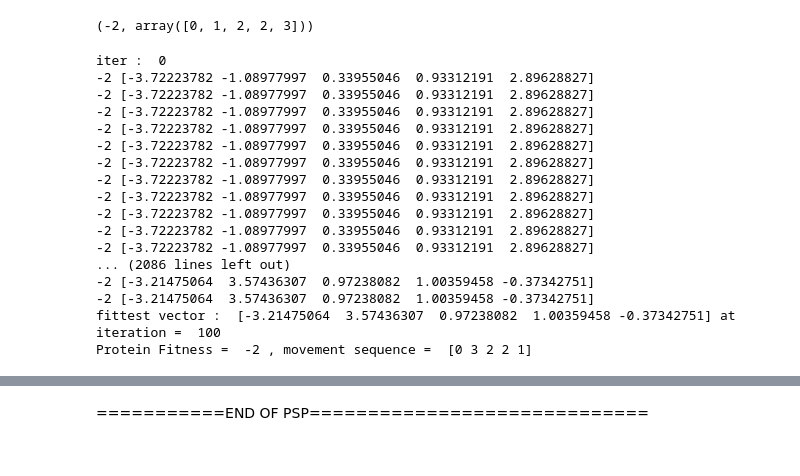
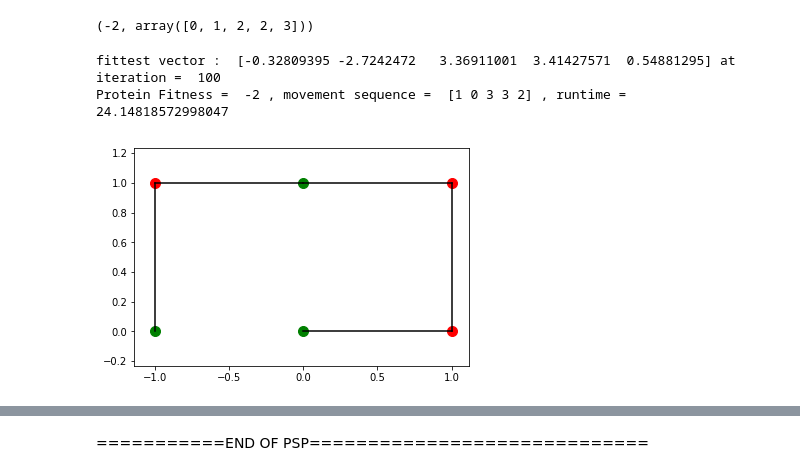
Before and after one commit to berylgithub/HP-Protein, a Jupyter notebook: HP_Protein_2D_diff_evol.ipynb, the cells around one changed output, grey strips where cells are left out. Cells and saved outputs as stored; diff of their text form; code cells hidden in the pictures.

Commit message:
completed visualization functions and sequence test

```diff
--- a/HP_Protein_2D_diff_evol.ipynb
+++ b/HP_Protein_2D_diff_evol.ipynb
@@ -247,5 +249,15 @@ def diff_evo_psp(F, protein_params, domain, pop_n, mut_weight, CR, itr, stop_thr
         it+=1
     return fittest_vec, it
+# %%
+'''
+Visualization Functions
+'''
+def move_seq_2_coord(move_seq):
+    coords = np.zeros((len(move_seq)+1,2))
+    move_coords = np.array([[0,1],[1,0],[0,-1],[-1,0]])
+    for i in range(1, len(coords)):
+        coords[i] = coords[i-1] + move_coords[move_seq[i-1]]
+    return coords
 # %%
 #0=P, 1=H
 #moveset is always N-1 if seq is N
@@ -287,25 +299,48 @@ e_val = {'HH':-1, 'HP':0, 'PP':0}
 protein_params = {'hp_seq':hp_seq, 'range':ranges, 'move_type':moveset,
                   'e_val':e_val}
 domain = [[ranges[0], ranges[-1]]]*(len(hp_seq)-1)
-fittest_vec, it = diff_evo_psp(F=F_protein, protein_params=protein_params, domain=domain, pop_n=20, mut_weight=0.8, CR=0.5, itr=100, stop_threshold=-1000, scheme=None, log=True)
+
+
+start = time.time()
+fittest_vec, it = diff_evo_psp(F=F_protein, protein_params=protein_params, domain=domain, pop_n=20, mut_weight=0.8, CR=0.5, itr=100, stop_threshold=-1000, scheme=None, log=False)
+end = time.time()
+
+
 print("fittest vector : ",fittest_vec, "at iteration = ", it)
 protein_fitness, move_seq= F_protein(fittest_vec, hp_seq, ranges, moveset, e_val, True)
-print("Protein Fitness = ",protein_fitness, ", movement sequence = ",move_seq)
+print("Protein Fitness = ",protein_fitness, ", movement sequence = ",move_seq,", runtime = ",end - start)
 # %% [output]
-iter :  0
--2 [-3.72223782 -1.08977997  0.33955046  0.93312191  2.89628827]
--2 [-3.72223782 -1.08977997  0.33955046  0.93312191  2.89628827]
--2 [-3.72223782 -1.08977997  0.33955046  0.93312191  2.89628827]
--2 [-3.72223782 -1.08977997  0.33955046  0.93312191  2.89628827]
--2 [-3.72223782 -1.08977997  0.33955046  0.93312191  2.89628827]
--2 [-3.72223782 -1.08977997  0.33955046  0.93312191  2.89628827]
--2 [-3.72223782 -1.08977997  0.33955046  0.93312191  2.89628827]
--2 [-3.72223782 -1.08977997  0.33955046  0.93312191  2.89628827]
--2 [-3.72223782 -1.08977997  0.33955046  0.93312191  2.89628827]
--2 [-3.72223782 -1.08977997  0.33955046  0.93312191  2.89628827]
--2 [-3.72223782 -1.08977997  0.33955046  0.93312191  2.89628827]
-... (2086 lines left out)
--2 [-3.21475064  3.57436307  0.97238082  1.00359458 -0.37342751]
--2 [-3.21475064  3.57436307  0.97238082  1.00359458 -0.37342751]
-fittest vector :  [-3.21475064  3.57436307  0.97238082  1.00359458 -0.37342751] at iteration =  100
-Protein Fitness =  -2 , movement sequence =  [0 3 2 2 1]
+fittest vector :  [-0.32809395 -2.7242472   3.36911001  3.41427571  0.54881295] at iteration =  100
+Protein Fitness =  -2 , movement sequence =  [1 0 3 3 2] , runtime =  24.14818572998047
+# %%
+#visualization
+import matplotlib.pyplot as plt
+
+coords = move_seq_2_coord(move_seq)
+coords = coords.T
+x = coords[0]
+y = coords[1]
+
+#plt.plot(x,y, 'ro')
+
+def connectpoints(x,y,p1,p2):
+    x1, x2 = x[p1], x[p2]
+    y1, y2 = y[p1], y[p2]
+    plt.plot([x1,x2],[y1,y2],'k-')
+
+for i in range(len(x)):
+    if hp_seq[i] == 0:
+        plt.scatter(x[i], y[i], marker='o', label='first', s=100., c='r')
+    else:
+        plt.scatter(x[i], y[i], marker='o', label='first', s=100., c='g')
+
+
+for i in range(len(x)-1):
+    connectpoints(x,y,i,i+1)
+
+
+
+plt.axis('equal')
+plt.show()
+# %% [output]
+[figure, added]
```
Also changed, not shown: parts of 5 cells of this notebook.
